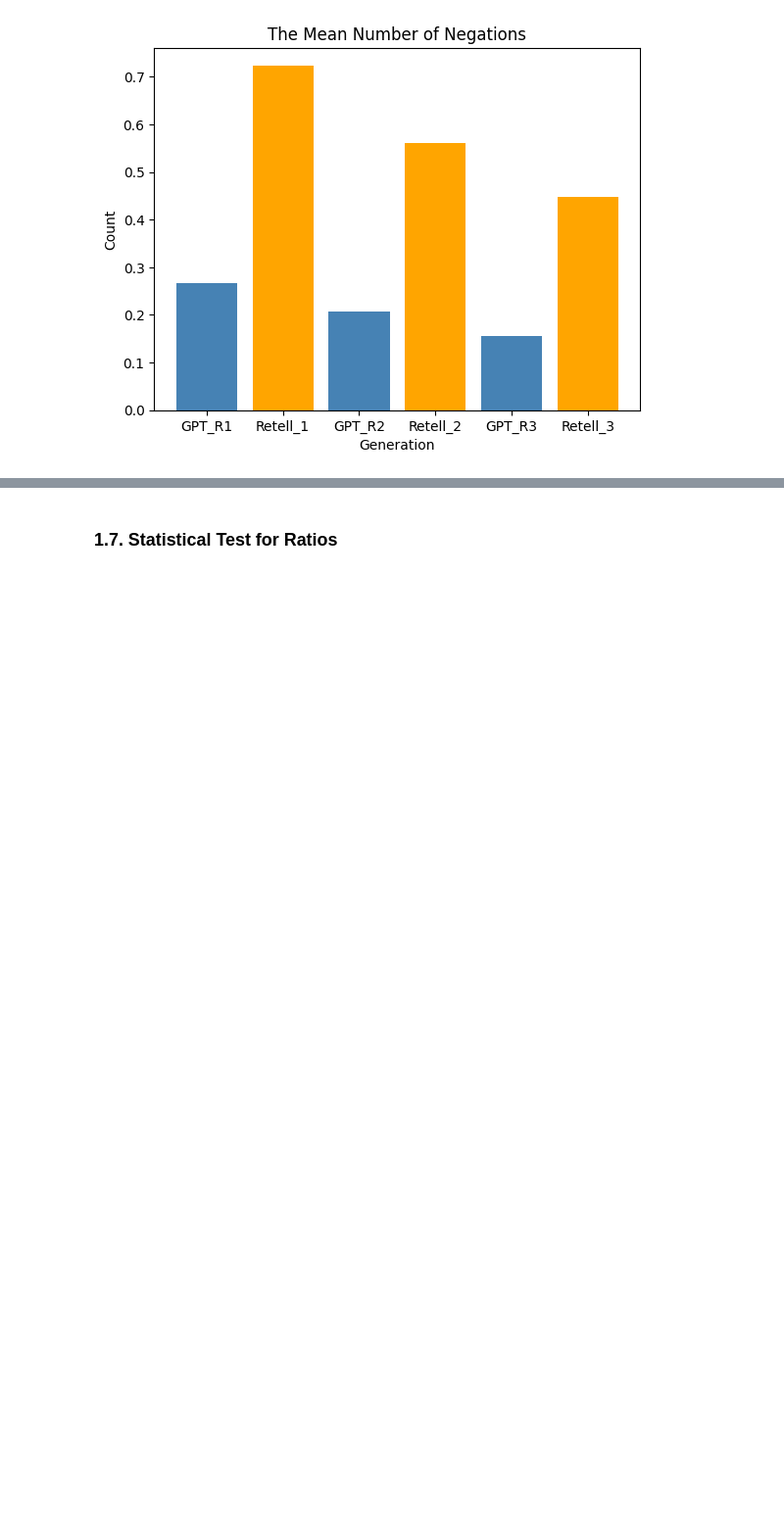
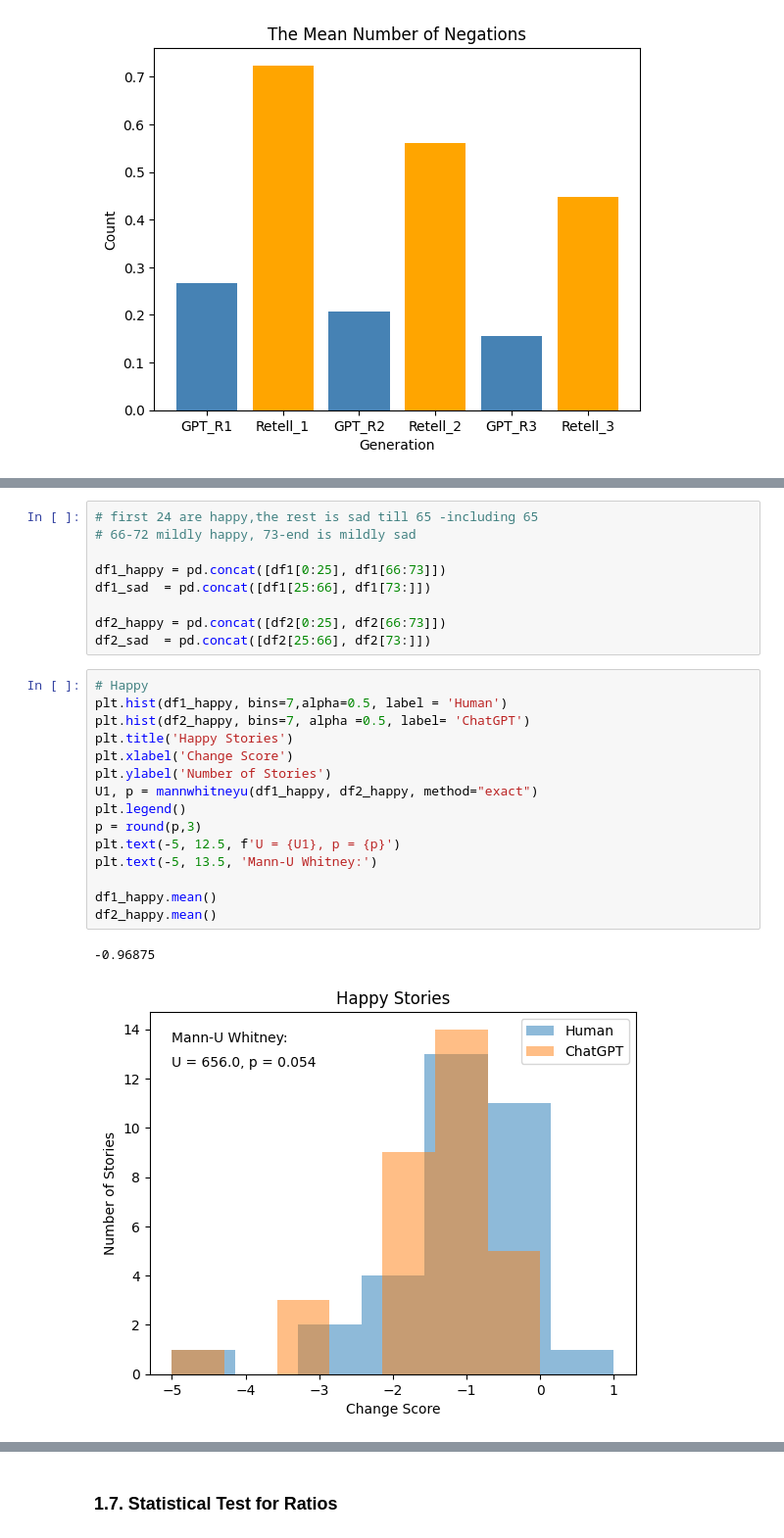
Before and after one commit to egeotenen/GPT-Retelling, a Jupyter notebook: Investigation_of_Only_Negations_Context_of_Negations.ipynb, the cells around one changed output, grey strips where cells are left out. Shown: that part at 98% size. Cells and saved outputs as stored; diff of their text form; blank space fills up the shorter version.

```diff
--- a/Investigation_of_Only_Negations_Context_of_Negations.ipynb
+++ b/Investigation_of_Only_Negations_Context_of_Negations.ipynb
@@ -336,0 +384,27 @@ Text(0, 0.5, 'Count')
+# %%
+# first 24 are happy,the rest is sad till 65 -including 65
+# 66-72 mildly happy, 73-end is mildly sad
+
+df1_happy = pd.concat([df1[0:25], df1[66:73]])
+df1_sad  = pd.concat([df1[25:66], df1[73:]])
+
+df2_happy = pd.concat([df2[0:25], df2[66:73]])
+df2_sad  = pd.concat([df2[25:66], df2[73:]])
+# %%
+# Happy
+plt.hist(df1_happy, bins=7,alpha=0.5, label = 'Human')
+plt.hist(df2_happy, bins=7, alpha =0.5, label= 'ChatGPT')
+plt.title('Happy Stories')
+plt.xlabel('Change Score')
+plt.ylabel('Number of Stories')
+U1, p = mannwhitneyu(df1_happy, df2_happy, method="exact")
+plt.legend()
+p = round(p,3)
+plt.text(-5, 12.5, f'U = {U1}, p = {p}')
+plt.text(-5, 13.5, 'Mann-U Whitney:')
+
+df1_happy.mean()
+df2_happy.mean()
+# %% [output]
+-0.96875
+[figure, added]
```
Also changed, not shown: parts of 18 cells of this notebook, 3 other files.
